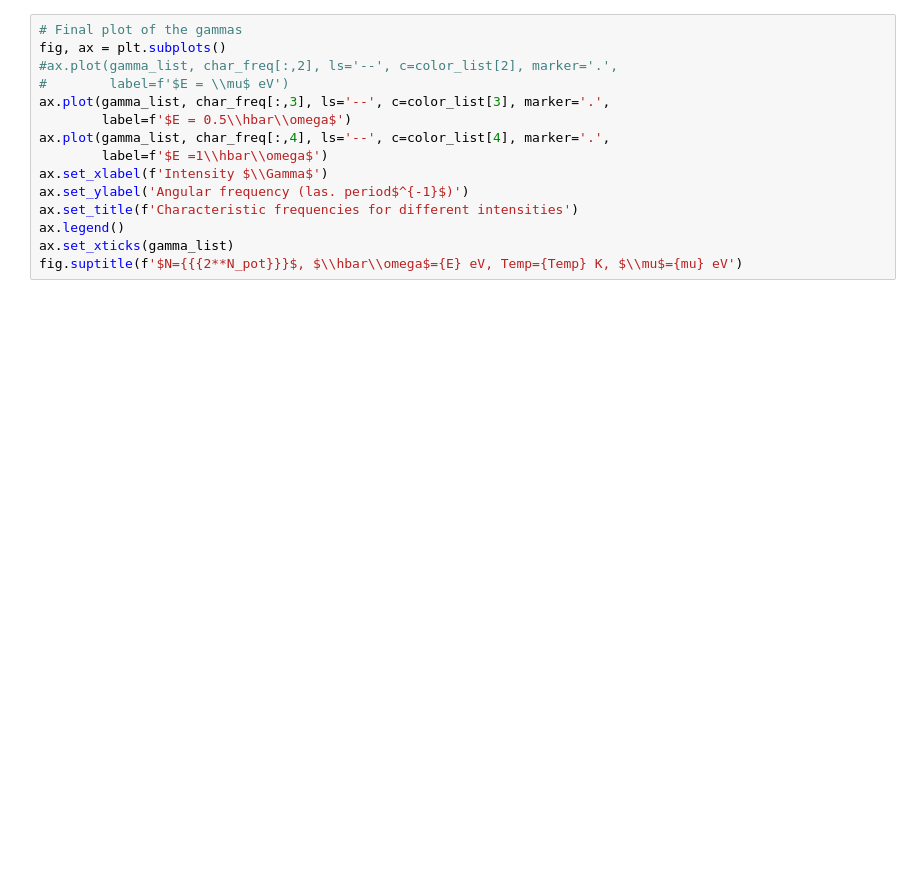
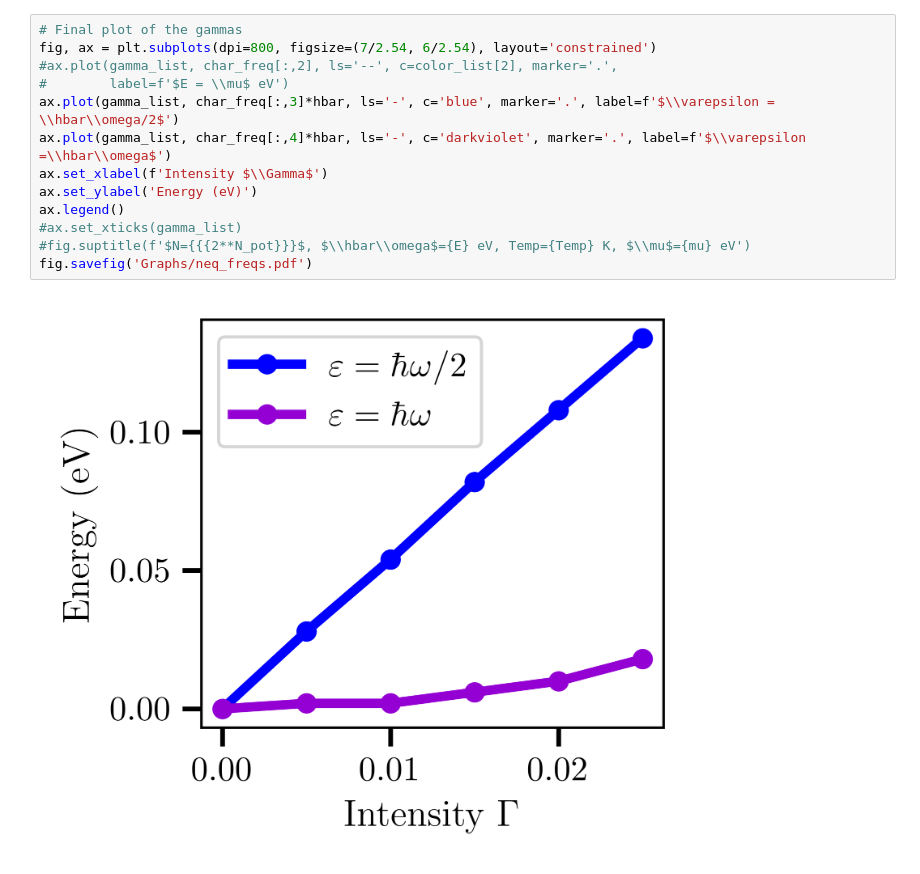
Before and after one commit to Erneh/Neq_TFM, a Jupyter notebook: result_analysis/graphs_freqs.ipynb, the cells around one changed output. Cells and saved outputs as stored; diff of their text form; blank space fills up the shorter version.

Commit message:
Upgraded graphical stuff

```diff
--- a/result_analysis/graphs_freqs.ipynb
+++ b/result_analysis/graphs_freqs.ipynb
@@ -228,18 +223,18 @@ fig.suptitle(f'$N={{{2**N_pot}}}$, $\\hbar\\omega$={E} eV, Temp={Temp} K, $\\mu$
-# %%
-# Final plot of the gammas
-fig, ax = plt.subplots()
-#ax.plot(gamma_list, char_freq[:,2], ls='--', c=color_list[2], marker='.',
-#        label=f'$E = \\mu$ eV')
-ax.plot(gamma_list, char_freq[:,3], ls='--', c=color_list[3], marker='.',
-        label=f'$E = 0.5\\hbar\\omega$')
-ax.plot(gamma_list, char_freq[:,4], ls='--', c=color_list[4], marker='.',
-        label=f'$E =1\\hbar\\omega$')
-ax.set_xlabel(f'Intensity $\\Gamma$')
-ax.set_ylabel('Angular frequency (las. period$^{-1}$)')
-ax.set_title(f'Characteristic frequencies for different intensities')
-ax.legend()
-ax.set_xticks(gamma_list)
-fig.suptitle(f'$N={{{2**N_pot}}}$, $\\hbar\\omega$={E} eV, Temp={Temp} K, $\\mu$={mu} eV')
+# %%
+# Final plot of the gammas
+fig, ax = plt.subplots(dpi=800, figsize=(7/2.54, 6/2.54), layout='constrained')
+#ax.plot(gamma_list, char_freq[:,2], ls='--', c=color_list[2], marker='.',
+#        label=f'$E = \\mu$ eV')
+ax.plot(gamma_list, char_freq[:,3]*hbar, ls='-', c='blue', marker='.', label=f'$\\varepsilon = \\hbar\\omega/2$')
+ax.plot(gamma_list, char_freq[:,4]*hbar, ls='-', c='darkviolet', marker='.', label=f'$\\varepsilon =\\hbar\\omega$')
+ax.set_xlabel(f'Intensity $\\Gamma$')
+ax.set_ylabel('Energy (eV)')
+ax.legend()
+#ax.set_xticks(gamma_list)
+#fig.suptitle(f'$N={{{2**N_pot}}}$, $\\hbar\\omega$={E} eV, Temp={Temp} K, $\\mu$={mu} eV')
+fig.savefig('Graphs/neq_freqs.pdf')
+# %% [output]
+[figure, added]
 # %%
 
 #%% Fitting to see if a relation is even possible
```
Also changed, not shown: parts of 5 cells of this notebook, 2 other files.
